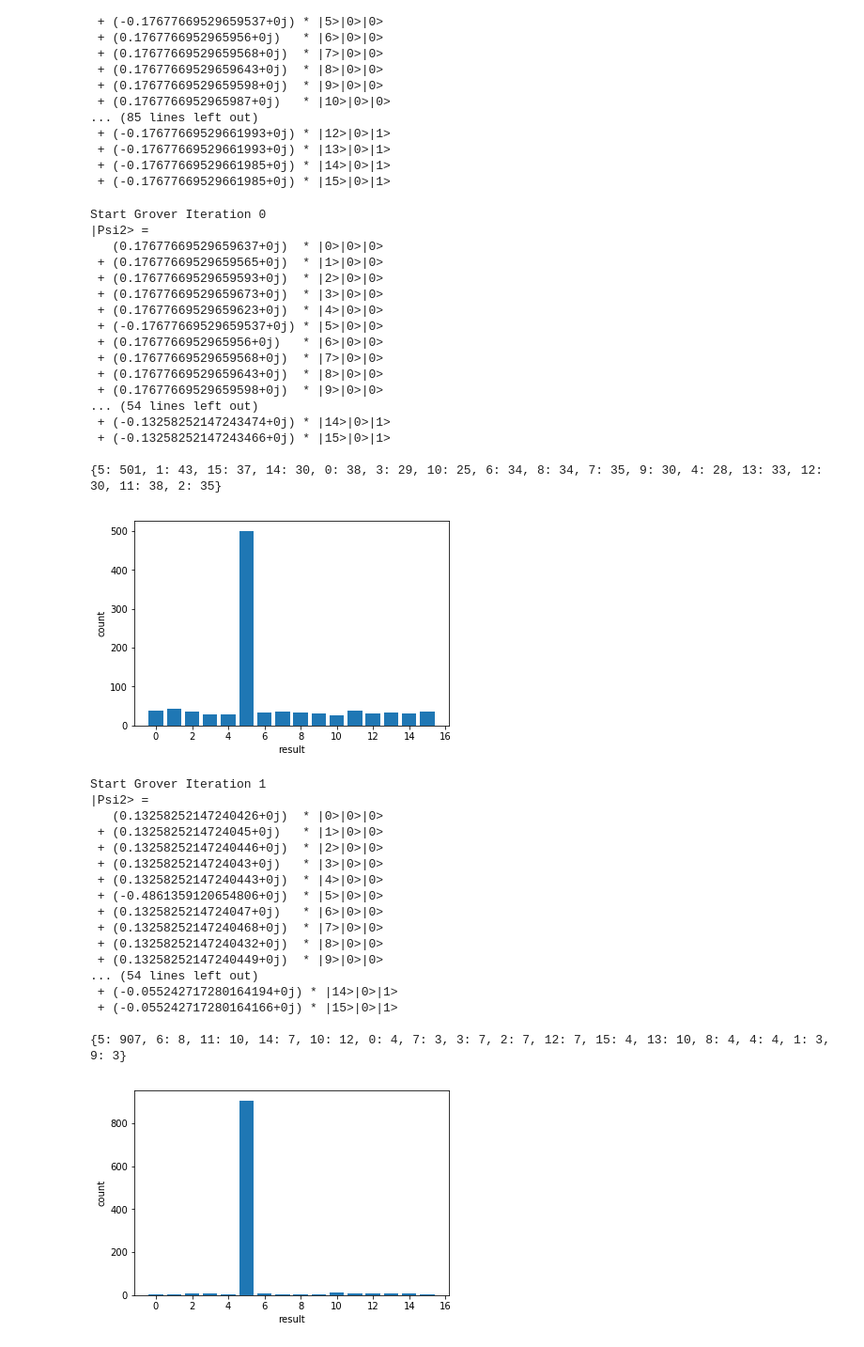
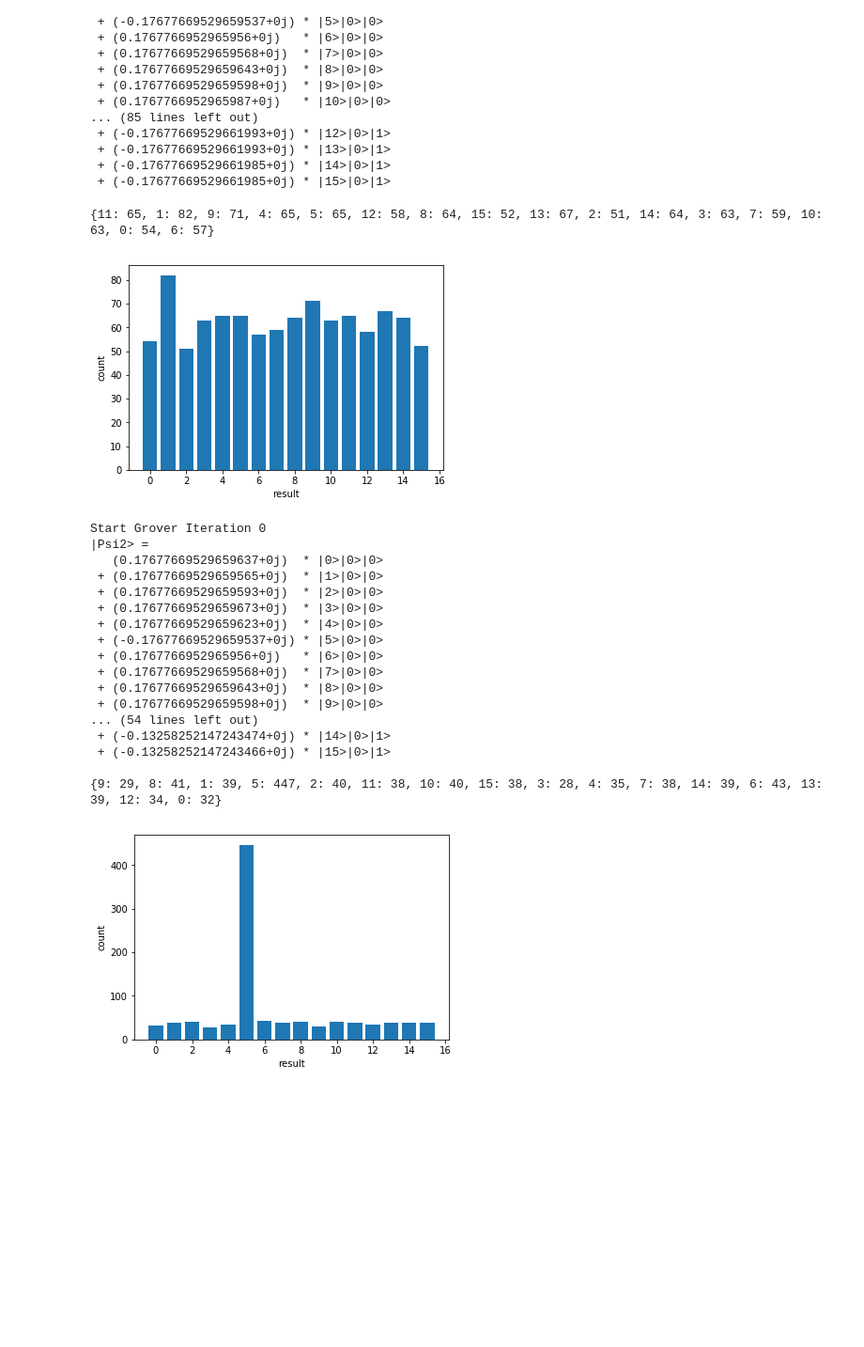
Before and after one commit to lehner/sqc, a Jupyter notebook: grover.ipynb, the cells around one changed output. Shown at 94% size. Saved outputs shown, nothing was run; the diff lists cells and outputs as text; code cells hidden in the pictures; blank space fills up the shorter version.

Commit message:
measure update

```diff
--- a/grover.ipynb
+++ b/grover.ipynb
@@ -259,64 +259,54 @@ Uf |psi1> =
  + (-0.17677669529661985+0j) * |15>|0>|1>
 # %%
 psiA=psi1
+
+def measure(state):
+    # Measurement
+    res=sqc.sample(psiA, n=1000, mask=[0,1,2,3])
+    print(res)
+    plt.bar(res.keys(),res.values())
+    plt.xlabel('result')
+    plt.ylabel('count')
+    plt.show()
+
+measure(psiA)
+
 for i in range(optimal_k):
     print("Start Grover Iteration %d" % i)
 
     # Psi2
     psi2=uf * psiA
     print("|Psi2> = ")
     print(psi2)
     print("")
 
     # Psi3
     psi3=us * psi2
     print("|Psi3> = ")
     print(psi3)
     print("")
 
     psiA=psi3
 
-    # Measurement
-    res=sqc.sample(psi3, n=1000, mask=[0,1,2,3])
-    print(res)
-    plt.bar(res.keys(),res.values())
-    plt.xlabel('result')
-    plt.ylabel('count')
-    plt.show()
+    measure(psiA)
 # %% [output]
-Start Grover Iteration 0
-|Psi2> =
-   (0.17677669529659637+0j)  * |0>|0>|0>
- + (0.17677669529659565+0j)  * |1>|0>|0>
- + (0.17677669529659593+0j)  * |2>|0>|0>
- + (0.17677669529659673+0j)  * |3>|0>|0>
- + (0.17677669529659623+0j)  * |4>|0>|0>
- + (-0.17677669529659537+0j) * |5>|0>|0>
- + (0.1767766952965956+0j)   * |6>|0>|0>
- + (0.17677669529659568+0j)  * |7>|0>|0>
- + (0.17677669529659643+0j)  * |8>|0>|0>
- + (0.17677669529659598+0j)  * |9>|0>|0>
-... (54 lines left out)
- + (-0.13258252147243474+0j) * |14>|0>|1>
- + (-0.13258252147243466+0j) * |15>|0>|1>
-
-{5: 501, 1: 43, 15: 37, 14: 30, 0: 38, 3: 29, 10: 25, 6: 34, 8: 34, 7: 35, 9: 30, 4: 28, 13: 33, 12: 30, 11: 38, 2: 35}
+{11: 65, 1: 82, 9: 71, 4: 65, 5: 65, 12: 58, 8: 64, 15: 52, 13: 67, 2: 51, 14: 64, 3: 63, 7: 59, 10: 63, 0: 54, 6: 57}
-[figure, old version]
+[figure, new version]
-Start Grover Iteration 1
+Start Grover Iteration 0
 |Psi2> =
-   (0.13258252147240426+0j)  * |0>|0>|0>
- + (0.1325825214724045+0j)   * |1>|0>|0>
- + (0.13258252147240446+0j)  * |2>|0>|0>
- + (0.1325825214724043+0j)   * |3>|0>|0>
- + (0.13258252147240443+0j)  * |4>|0>|0>
- + (-0.4861359120654806+0j)  * |5>|0>|0>
- + (0.1325825214724047+0j)   * |6>|0>|0>
- + (0.13258252147240468+0j)  * |7>|0>|0>
- + (0.13258252147240432+0j)  * |8>|0>|0>
- + (0.13258252147240449+0j)  * |9>|0>|0>
+   (0.17677669529659637+0j)  * |0>|0>|0>
+ + (0.17677669529659565+0j)  * |1>|0>|0>
+ + (0.17677669529659593+0j)  * |2>|0>|0>
+ + (0.17677669529659673+0j)  * |3>|0>|0>
+ + (0.17677669529659623+0j)  * |4>|0>|0>
+ + (-0.17677669529659537+0j) * |5>|0>|0>
+ + (0.1767766952965956+0j)   * |6>|0>|0>
+ + (0.17677669529659568+0j)  * |7>|0>|0>
+ + (0.17677669529659643+0j)  * |8>|0>|0>
+ + (0.17677669529659598+0j)  * |9>|0>|0>
 ... (54 lines left out)
- + (-0.055242717280164194+0j) * |14>|0>|1>
- + (-0.055242717280164166+0j) * |15>|0>|1>
+ + (-0.13258252147243474+0j) * |14>|0>|1>
+ + (-0.13258252147243466+0j) * |15>|0>|1>
 
-{5: 907, 6: 8, 11: 10, 14: 7, 10: 12, 0: 4, 7: 3, 3: 7, 2: 7, 12: 7, 15: 4, 13: 10, 8: 4, 4: 4, 1: 3, 9: 3}
+{9: 29, 8: 41, 1: 39, 5: 447, 2: 40, 11: 38, 10: 40, 15: 38, 3: 28, 4: 35, 7: 38, 14: 39, 6: 43, 13: 39, 12: 34, 0: 32}
-[figure, old version]
+[figure, new version]
```
Also changed, not shown: parts of 1 cell of this notebook.
